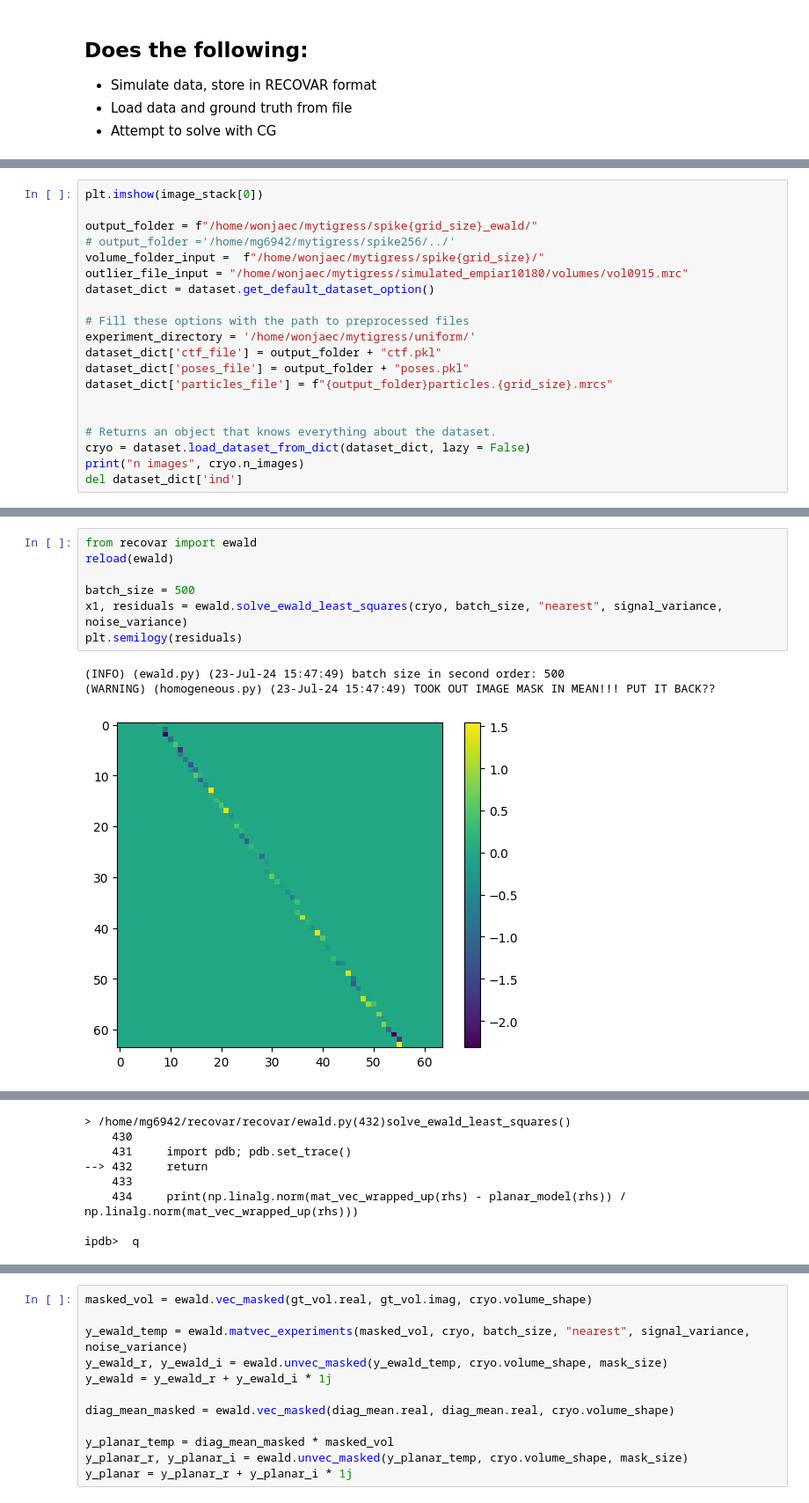
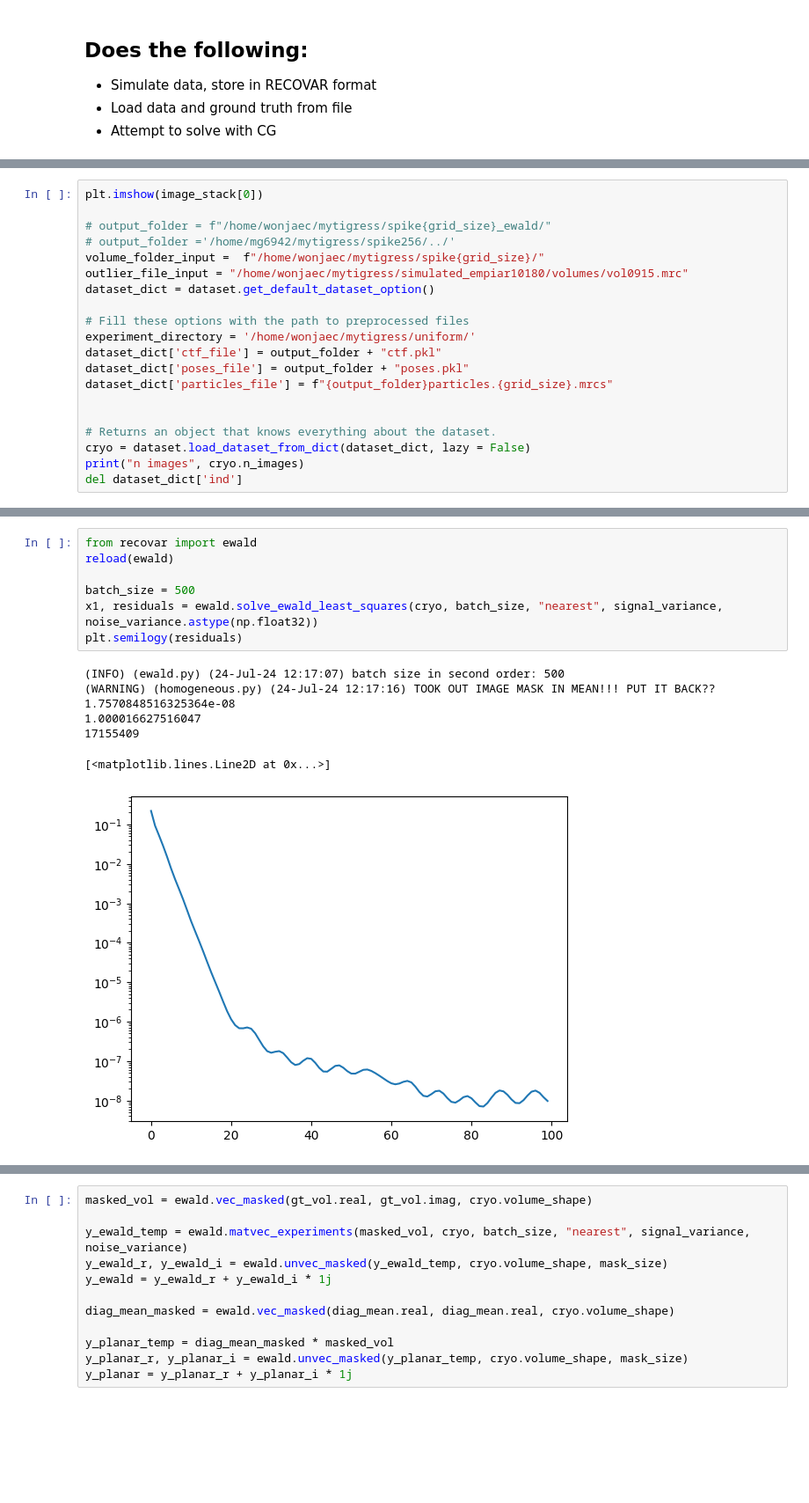
Before and after one commit to ma-gilles/recovar, a Jupyter notebook: ewald_test_cg.ipynb, the cells around one changed output, grey strips where cells are left out. Shown at 88% size. Drawn from its saved outputs; the diff is of its cells as text; blank space fills up the shorter version.

Commit message:
fixed ewald

```diff
--- a/ewald_test_cg.ipynb
+++ b/ewald_test_cg.ipynb
@@ -58,7 +58,7 @@ image_stack, sim_info = simulator.generate_synthetic_dataset(output_folder, voxe
 # %%
 plt.imshow(image_stack[0])
 
-output_folder = f"/home/wonjaec/mytigress/spike{grid_size}_ewald/"
+# output_folder = f"/home/wonjaec/mytigress/spike{grid_size}_ewald/"
 # output_folder ='/home/mg6942/mytigress/spike256/../'
 volume_folder_input =  f"/home/wonjaec/mytigress/spike{grid_size}/"
 outlier_file_input = "/home/wonjaec/mytigress/simulated_empiar10180/volumes/vol0915.mrc"
@@ -110,11 +110,15 @@ plt.imshow(np.sum(vol_1, axis=2).real)
 # %%
 from recovar import ewald
 reload(ewald)
 
 batch_size = 500
-x1, residuals = ewald.solve_ewald_least_squares(cryo, batch_size, "nearest", signal_variance, noise_variance)
+x1, residuals = ewald.solve_ewald_least_squares(cryo, batch_size, "nearest", signal_variance, noise_variance.astype(np.float32))
 plt.semilogy(residuals)
 # %% [output]
-(INFO) (ewald.py) (23-Jul-24 15:47:49) batch size in second order: 500
-(WARNING) (homogeneous.py) (23-Jul-24 15:47:49) TOOK OUT IMAGE MASK IN MEAN!!! PUT IT BACK??
+(INFO) (ewald.py) (24-Jul-24 12:17:07) batch size in second order: 500
+(WARNING) (homogeneous.py) (24-Jul-24 12:17:16) TOOK OUT IMAGE MASK IN MEAN!!! PUT IT BACK??
+1.7570848516325364e-08
+1.000016627516047
+17155409
+[<matplotlib.lines.Line2D at 0x...>]
-[figure, old version]
+[figure, new version]
@@ -124,8 +124,0 @@ plt.semilogy(residuals)
-> /home/mg6942/recovar/recovar/ewald.py(432)solve_ewald_least_squares()
-    430
-    431     import pdb; pdb.set_trace()
---> 432     return
-    433
-    434     print(np.linalg.norm(mat_vec_wrapped_up(rhs) - planar_model(rhs)) / np.linalg.norm(mat_vec_wrapped_up(rhs)))
-
-ipdb>  q
```
Also changed, not shown: parts of 37 cells of this notebook, 2 other files.
